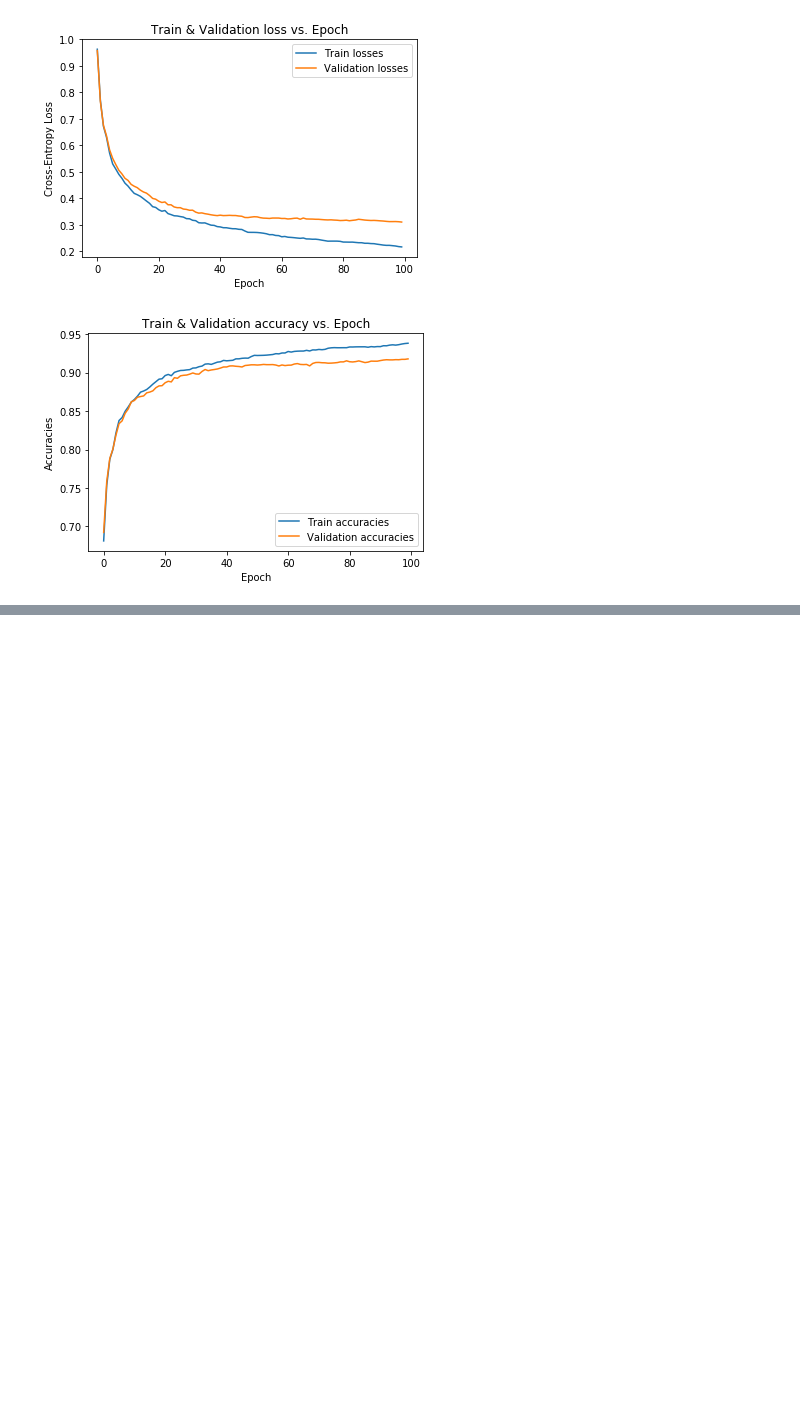
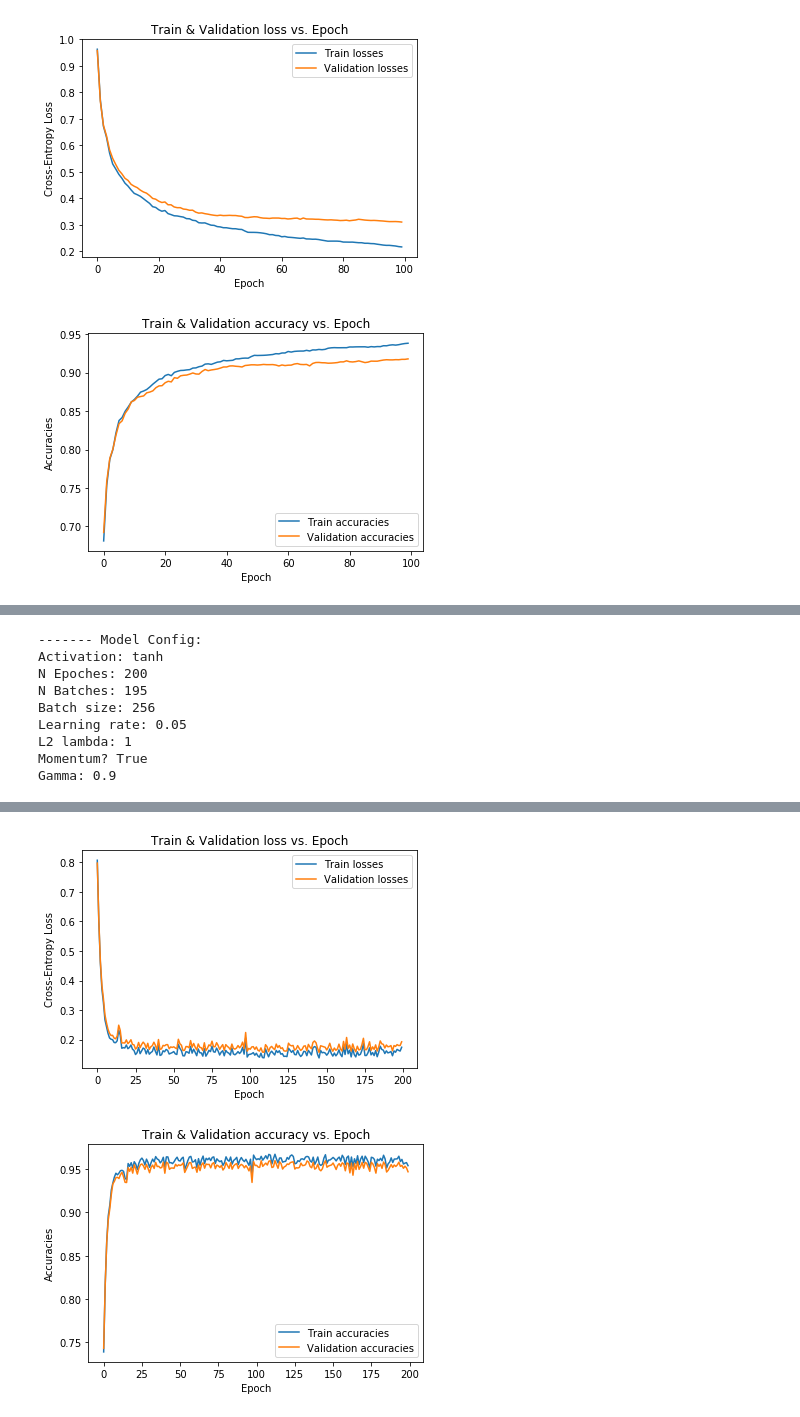
Before and after one commit to aunnnn/PA2-Backprop, a Jupyter notebook: main_neuralnet.ipynb, the cells around one changed output, grey strips where cells are left out. Cells and saved outputs as stored; diff of their text form; code cells hidden in the pictures; blank space fills up the shorter version.

```diff
--- a/main_neuralnet.ipynb
+++ b/main_neuralnet.ipynb
@@ -670,0 +787,12 @@ Epoch: 19 loss train: 0.2768173359347202 loss validate: 0.3160971559476045 Acc t
+# %%
+partreg(1)
+# %% [output]
+------- Model Config:
+Activation: tanh
+N Epoches: 200
+N Batches: 195
+Batch size: 256
+Learning rate: 0.05
+L2 lambda: 1
+Momentum? True
+Gamma: 0.9
@@ -670,0 +817,2 @@ Epoch: 19 loss train: 0.2768173359347202 loss validate: 0.3160971559476045 Acc t
+[figure, added]
+[figure, added]
```
Also changed, not shown: parts of 13 cells of this notebook.
